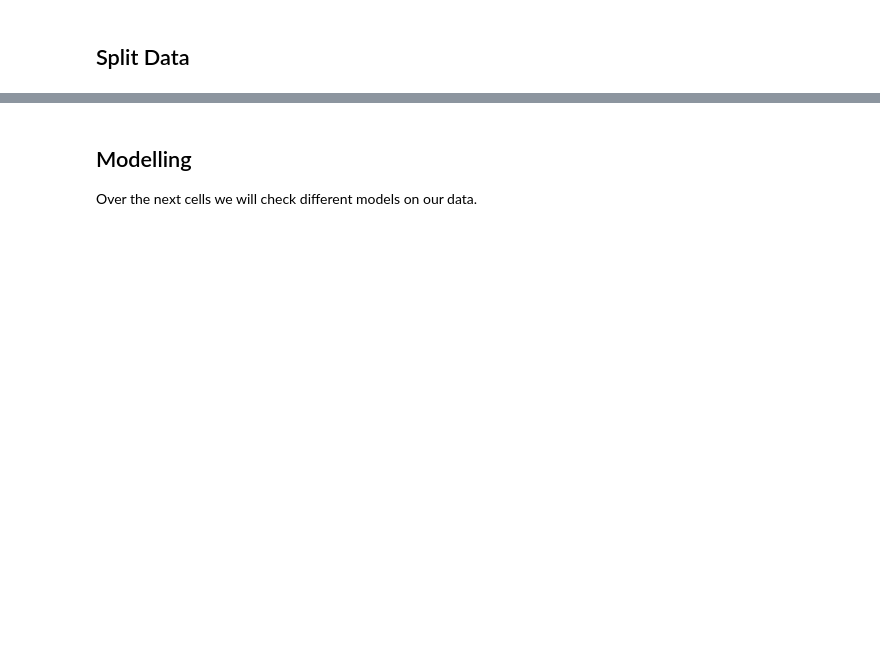
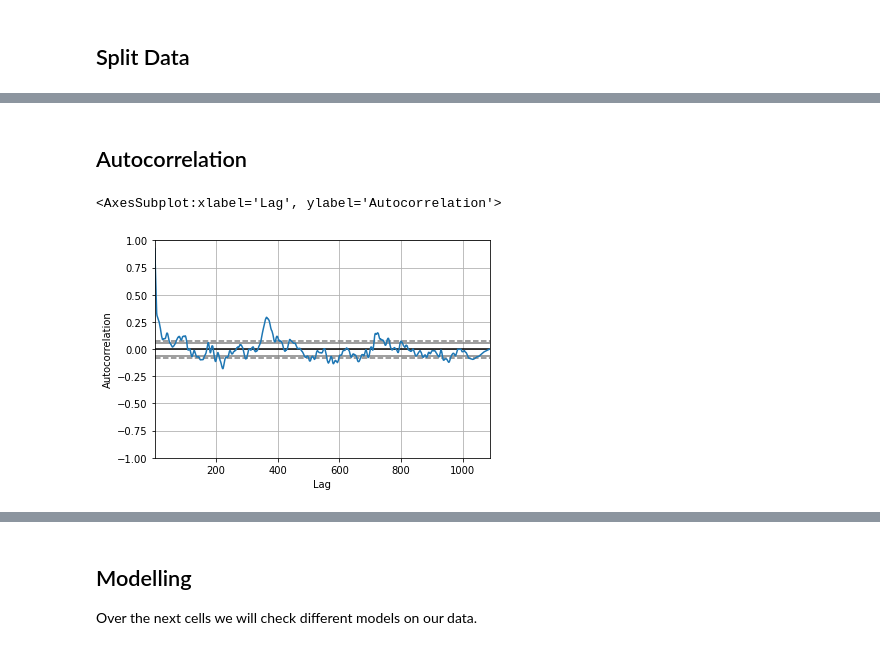
Before and after one commit to matheusccouto/superstore-api, a Jupyter notebook: notebooks/2-matheusccouto-model-selection.ipynb, the cells around one changed output, grey strips where cells are left out. Saved outputs shown, nothing was run; the diff lists cells and outputs as text; code cells hidden in the pictures; blank space fills up the shorter version.

```diff
--- a/notebooks/2-matheusccouto-model-selection.ipynb
+++ b/notebooks/2-matheusccouto-model-selection.ipynb
@@ -93,0 +108,7 @@ Strong evidence against the null hypothesis (Ho), reject the null hypothesis. Da
+# %% [markdown]
+## Autocorrelation
+# %%
+pd.plotting.autocorrelation_plot(train)
+# %% [output]
+<AxesSubplot:xlabel='Lag', ylabel='Autocorrelation'>
+[figure, added]
```
Also changed, not shown: parts of 25 cells of this notebook, 1 other file.
